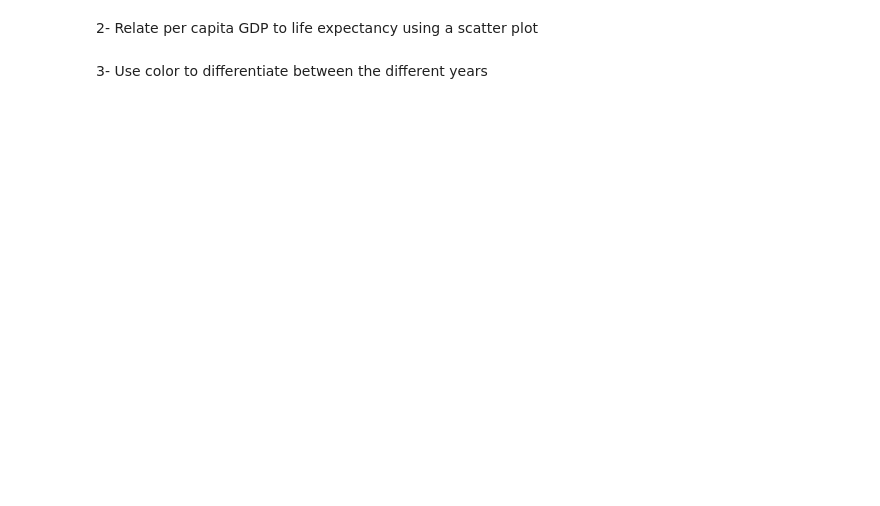
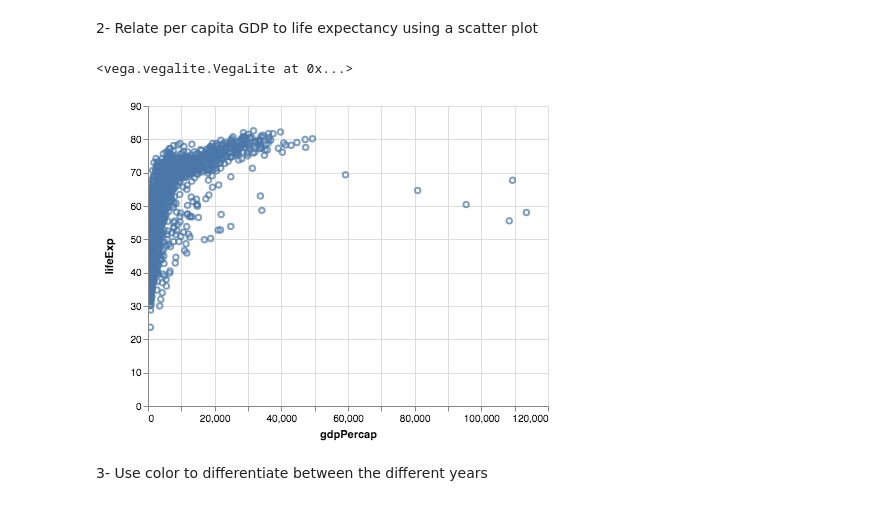
Before and after one commit to hanisaf/python-bootcamp, a Jupyter notebook: 03-information-visualization-altair.ipynb, the cells around one changed output. Cells and saved outputs as stored; diff of their text form; code cells hidden in the pictures; blank space fills up the shorter version.

```diff
--- a/03-information-visualization-altair.ipynb
+++ b/03-information-visualization-altair.ipynb
@@ -15,4 +43,13 @@ RendererRegistry.enable('notebook')
 # %% [markdown]
 2- Relate per capita GDP to life expectancy using a scatter plot
+# %%
+chart.mark_point().encode(
+    x = 'gdpPercap',
+    y = 'lifeExp',
+    tooltip = 'continent'
+).interactive()
+# %% [output]
+<vega.vegalite.VegaLite at 0x...>
+[figure, added]
 # %% [markdown]
 3- Use color to differentiate between the different years
```
Also changed, not shown: parts of 11 cells of this notebook, 2 other files.
